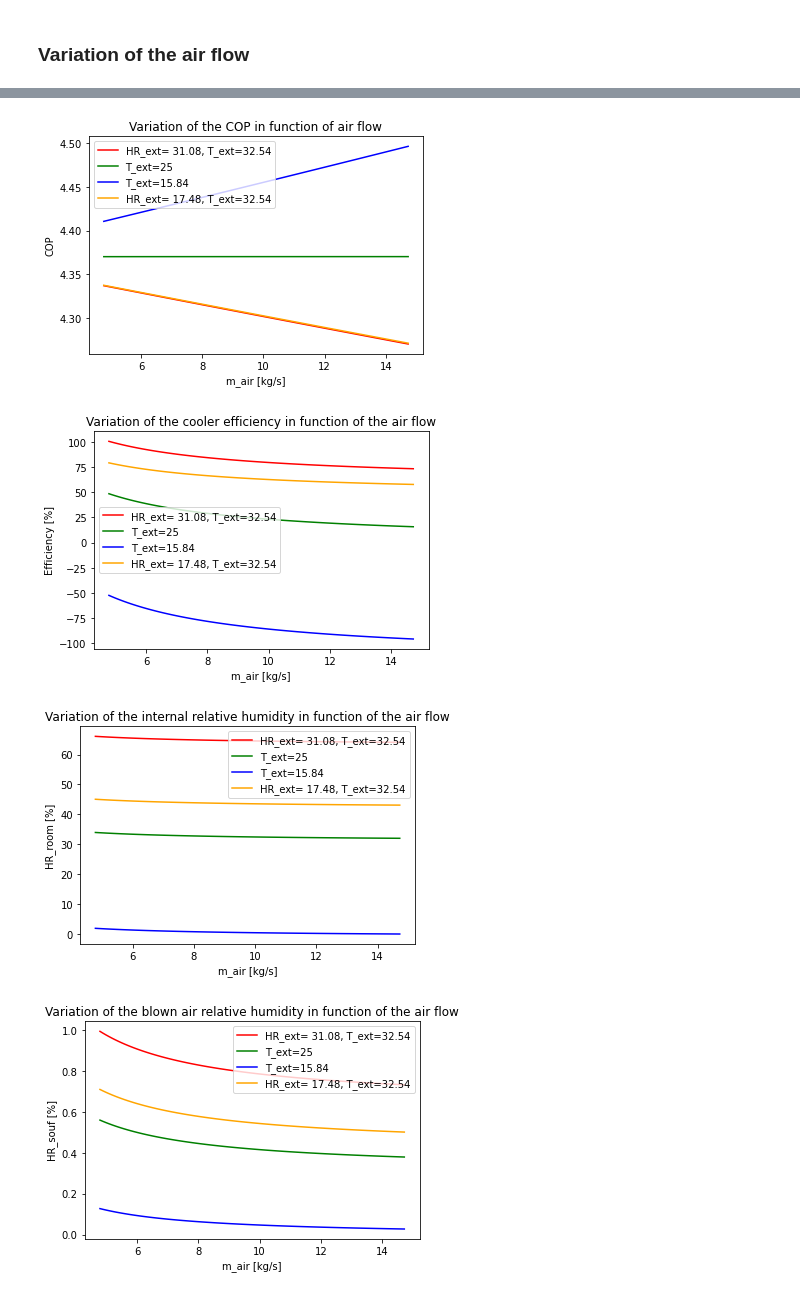
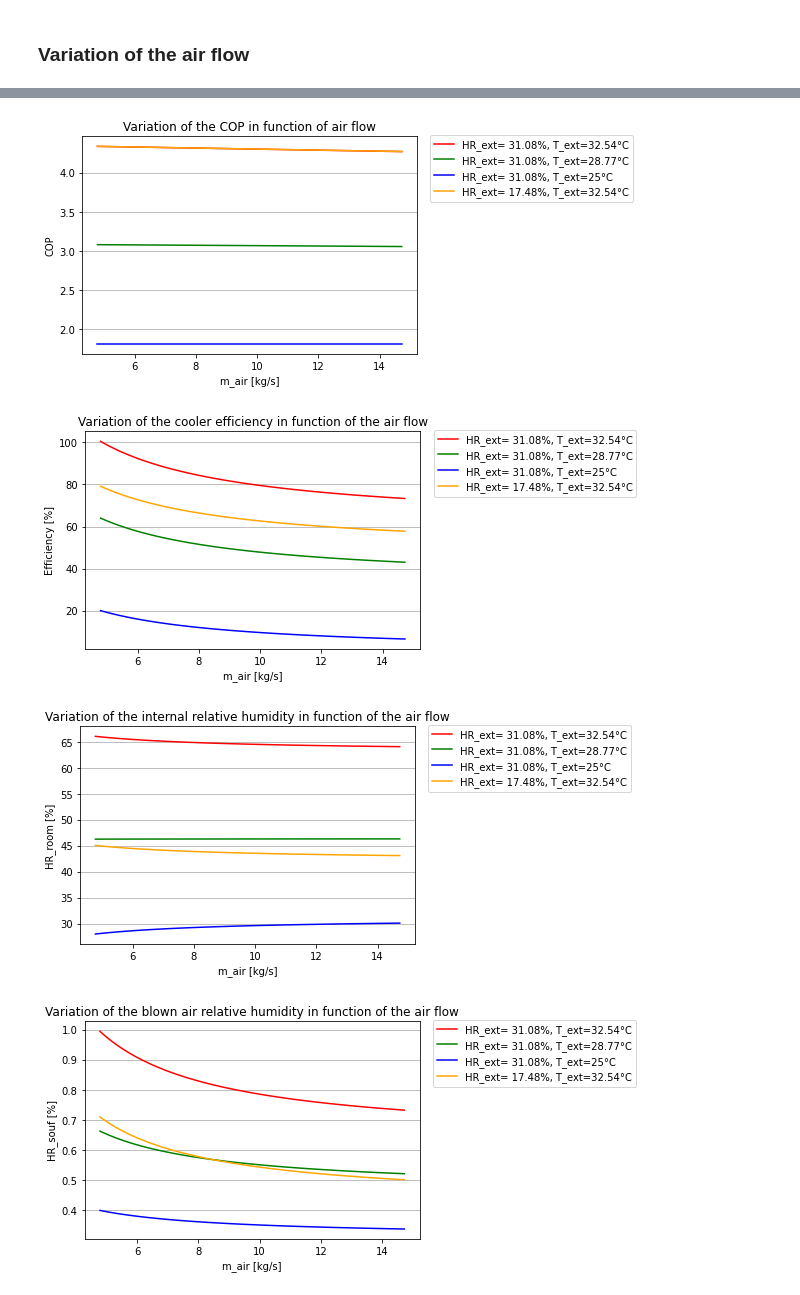
Before and after one commit to JolanKerrien/Heat-Mass-Transfer, a Jupyter notebook: Heat Transfer.ipynb, the cells around one changed output, grey strips where cells are left out. Saved outputs shown, nothing was run; the diff lists cells and outputs as text; code cells hidden in the pictures.

```diff
--- a/Heat Transfer.ipynb
+++ b/Heat Transfer.ipynb
@@ -222,6 +217,6 @@ def Plot(X,Y,color,xlabel = None,ylabel = None,title=None,label=None):
     plt.xlabel(xlabel)
     plt.ylabel(ylabel)
     plt.title(title)
-    plt.grid(axis='y')
     if label!=None:
         plt.legend()
+        plt.legend(loc=(1.04,0.7))
@@ -327,8 +230,9 @@ Plot(HR_EXT,HR_SOUF,'yellow','HR_ext [%]','HR_souf [%]',
 p = 0.65
 m_AIR = np.linspace(p*m_air,2*m_air,100) #kg/s
 
-def Variation_mair(T_ext,HR_ext,m_AIR):
+def Variation_mair(T_ext,HR_ext,m_AIR=m_AIR):
     #Deduce T_ air soufflé en K
+    Qload = Q_load(Tset,T_ext)
     T_SOUF = [Tset+273.15 - Qload/(m_air*Cp_air) for m_air in m_AIR]
     #Calcultation h_ext en J/kg
     h_ext = HAPropsSI('H', 'T', T_ext+273.15,'P', 101325, 'R', HR_ext/100)
@@ -354,52 +258,64 @@ def Variation_mair(T_ext,HR_ext,m_AIR):
     return COP,EFF,HR_ROOM,HR_SOUF
 
 COP,EFF,HR_ROOM,HR_SOUF = Variation_mair(T_ext,HR_ext,m_AIR)
-COP2,EFF2,HR_ROOM2,HR_SOUF2 = Variation_mair(Tset,HR_ext,m_AIR)
-COP3,EFF3,HR_ROOM3,HR_SOUF3 = Variation_mair(np.min(Temp),HR_ext,m_AIR)
+COP2,EFF2,HR_ROOM2,HR_SOUF2 = Variation_mair(np.mean([Tset,T_ext]),HR_ext,m_AIR)
+COP3,EFF3,HR_ROOM3,HR_SOUF3 = Variation_mair(Tset,HR_ext,m_AIR)
 COP4,EFF4,HR_ROOM4,HR_SOUF4 = Variation_mair(T_ext,np.min(HR),m_AIR)
 #Plot
 #
-Fixed = f'HR_ext= {round(HR_ext,2)}, T_ext={round(T_ext,2)}'
-Fixed2 = f'T_ext={round(Tset,2)}'
-Fixed3 = f'T_ext={round(np.min(Temp),2)}'
-Fixed4 = f'HR_ext= {round(np.min(HR),2)}, T_ext={round(T_ext,2)}'
+Fixed = f'HR_ext= {round(HR_ext,2)}%, T_ext={round(T_ext,2)}°C'
+Fixed2 = f'HR_ext= {round(HR_ext,2)}%, T_ext={round(np.mean([Tset,T_ext]),2)}°C'
+Fixed3 = f'HR_ext= {round(HR_ext,2)}%, T_ext={round(Tset,2)}°C'
+Fixed4 = f'HR_ext= {round(np.min(HR),2)}%, T_ext={round(T_ext,2)}°C'
+
 Plot(m_AIR,COP,'red','m_air [kg/s]','COP',
-     'Variation of the COP in function of air flow',Fixed)
+     'Variation of the COP in function of the air flow',Fixed)
 Plot(m_AIR,COP2,'green','m_air [kg/s]','COP',
      'Variation of the COP in function of air flow', label = Fixed2)
 Plot(m_AIR,COP3,'blue','m_air [kg/s]','COP',
      'Variation of the COP in function of air flow',label = Fixed3)
 Plot(m_AIR,COP4,'orange','m_air [kg/s]','COP',
      'Variation of the COP in function of air flow',label = Fixed4)
+plt.grid(axis='y')
+#plt.savefig("COP.png",dpi=200)
 plt.show()
+
 Plot(m_AIR,EFF,'red','m_air [kg/s]','Efficiency [%]',
      'Variation of the cooler efficiency in function of the air flow',Fixed)
 Plot(m_AIR,EFF2,'green','m_air [kg/s]','Efficiency [%]',
      'Variation of the cooler efficiency in function of the air flow',Fixed2)
 Plot(m_AIR,EFF3,'blue','m_air [kg/s]','Efficiency [%]',
      'Variation of the cooler efficiency in function of the air flow',Fixed3)
 Plot(m_AIR,EFF4,'orange','m_air [kg/s]','Efficiency [%]',
      'Variation of the cooler efficiency in function of the air flow',Fixed4)
+plt.grid(axis='y')
+#plt.savefig("EFF.png",dpi=200)
 plt.show()
+
 Plot(m_AIR,HR_ROOM,'red','m_air [kg/s]','HR_room [%]',
      'Variation of the internal relative humidity in function of the air flow',Fixed)
 Plot(m_AIR,HR_ROOM2,'green','m_air [kg/s]','HR_room [%]',
      'Variation of the internal relative humidity in function of the air flow',Fixed2)
 Plot(m_AIR,HR_ROOM3,'blue','m_air [kg/s]','HR_room [%]',
      'Variation of the internal relative humidity in function of the air flow',Fixed3)
 Plot(m_AIR,HR_ROOM4,'orange','m_air [kg/s]','HR_room [%]',
      'Variation of the internal relative humidity in function of the air flow',Fixed4)
+plt.grid(axis='y')
+#plt.savefig("HR_ROOM.png",dpi=200)
 plt.show()
+
 Plot(m_AIR,HR_SOUF,'red','m_air [kg/s]','HR_souf [%]',
      'Variation of the blown air relative humidity in function of the air flow',Fixed)
 Plot(m_AIR,HR_SOUF2,'green','m_air [kg/s]','HR_souf [%]',
      'Variation of the blown air relative humidity in function of the air flow',Fixed2)
 Plot(m_AIR,HR_SOUF3,'blue','m_air [kg/s]','HR_souf [%]',
      'Variation of the blown air relative humidity in function of the air flow',Fixed3)
 Plot(m_AIR,HR_SOUF4,'orange','m_air [kg/s]','HR_souf [%]',
      'Variation of the blown air relative humidity in function of the air flow',Fixed4)
+plt.grid(axis='y')
+#plt.savefig("HR_SOUFF.png",dpi=200)
 # %% [output]
-[figure, old version]
+[figure, new version]
-[figure, old version]
+[figure, new version]
-[figure, old version]
+[figure, new version]
-[figure, old version]
+[figure, new version]
```
Also changed, not shown: parts of 13 cells of this notebook.
